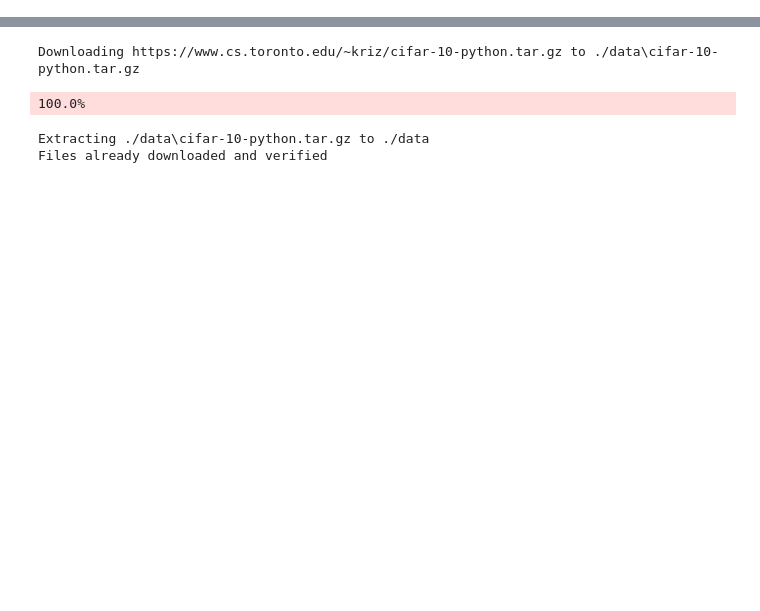
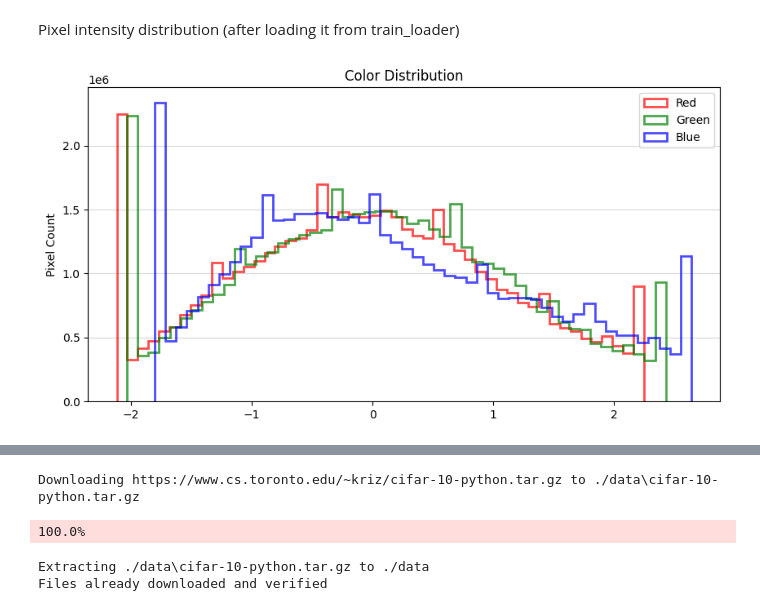
Before and after one commit to irkado/ml-cnn-transfer-learning, a Jupyter notebook: data_preparation/CIFAR_10/Graphs__&__dataFrames.ipynb, the cells around one changed output, grey strips where cells are left out. Cells and saved outputs as stored; diff of their text form; code cells hidden in the pictures; blank space fills up the shorter version.

```diff
--- a/data_preparation/CIFAR_10/Graphs__&__dataFrames.ipynb
+++ b/data_preparation/CIFAR_10/Graphs__&__dataFrames.ipynb
@@ -26,0 +82,14 @@ y_sample = torch.cat(small_batch_labels)[:1000]
+# %% [markdown]
+Pixel intensity distribution (after loading it from train_loader)
+# %%
+plt.figure(figsize=(10, 5))
+plt.hist(red_image, bins=50, color='red', alpha=0.7, histtype='step', label='Red', linewidth=2)
+plt.hist(green_image, bins=50, color='green', histtype='step', alpha=0.7, label='Green', linewidth=2)
+plt.hist(blue_image, bins=50, color='blue', histtype='step', alpha=0.7, label='Blue', linewidth=2)
+plt.title("Color Distribution")
+plt.ylabel("Pixel Count")
+plt.legend()
+plt.grid(axis='y', alpha=0.5)
+plt.show()
+# %% [output]
+[figure, added]
```
Also changed, not shown: parts of 33 cells of this notebook.
